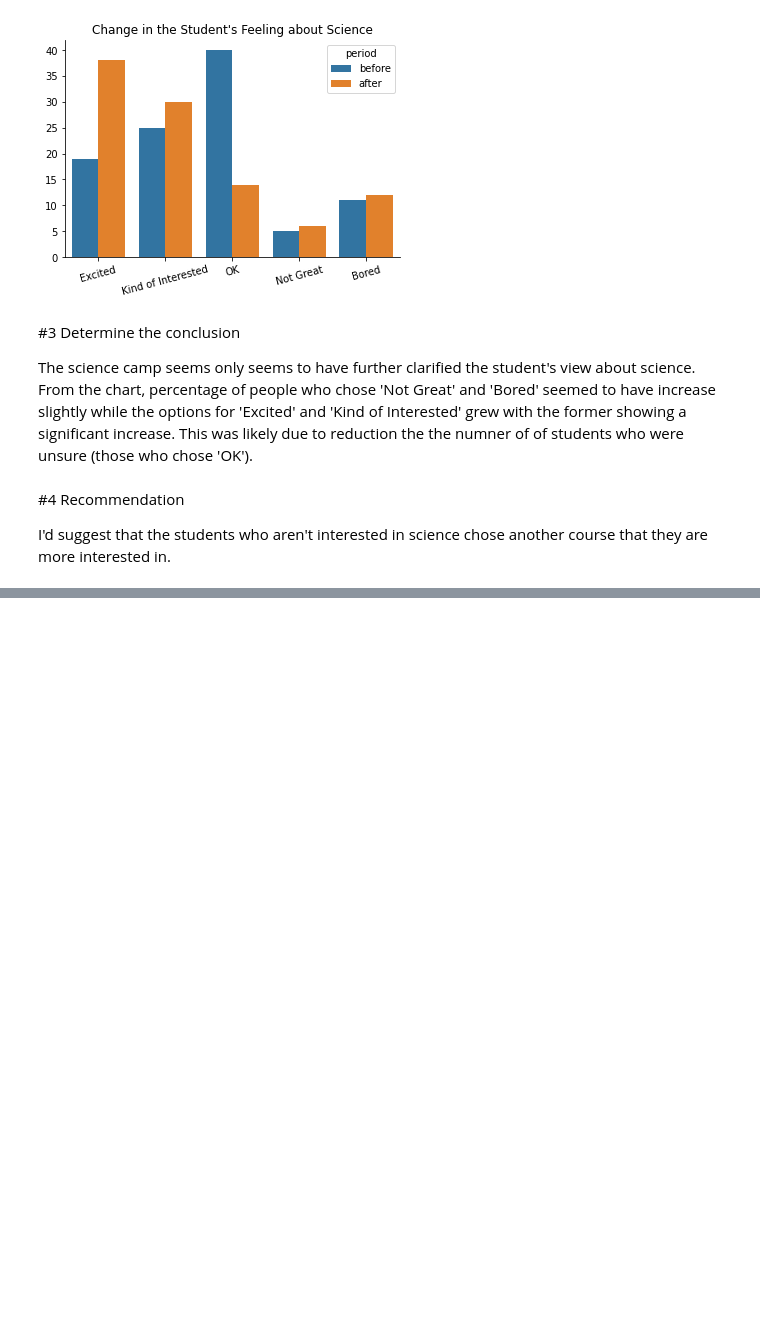
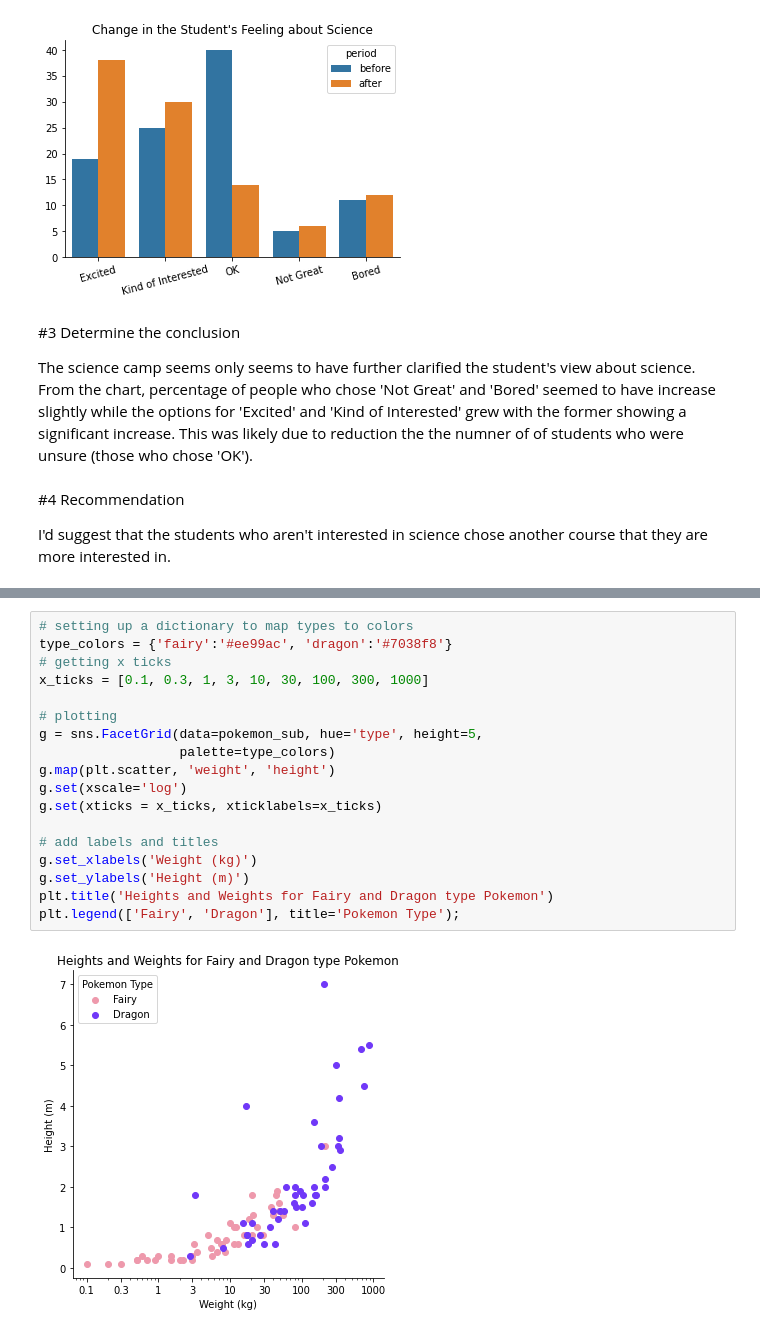
Before and after one commit to EsosaOrumwese/ALX-T-Nanodegree, a Jupyter notebook: Data Analytics/3. Data Visualization/Practice Notebook.ipynb, the cells around one changed output, grey strips where cells are left out. Cells and saved outputs as stored; diff of their text form; blank space fills up the shorter version.

```diff
--- a/Data Analytics/3. Data Visualization/Practice Notebook.ipynb
+++ b/Data Analytics/3. Data Visualization/Practice Notebook.ipynb
@@ -1487,0 +1515,20 @@ So my conclusion is that we should have more science camps because they will inc
+# %%
+# setting up a dictionary to map types to colors
+type_colors = {'fairy':'#ee99ac', 'dragon':'#7038f8'}
+# getting x ticks
+x_ticks = [0.1, 0.3, 1, 3, 10, 30, 100, 300, 1000]
+
+# plotting
+g = sns.FacetGrid(data=pokemon_sub, hue='type', height=5,
+                  palette=type_colors)
+g.map(plt.scatter, 'weight', 'height')
+g.set(xscale='log')
+g.set(xticks = x_ticks, xticklabels=x_ticks)
+
+# add labels and titles
+g.set_xlabels('Weight (kg)')
+g.set_ylabels('Height (m)')
+plt.title('Heights and Weights for Fairy and Dragon type Pokemon')
+plt.legend(['Fairy', 'Dragon'], title='Pokemon Type');
+# %% [output]
+[figure, added]
```
Also changed, not shown: parts of 5 cells of this notebook.
